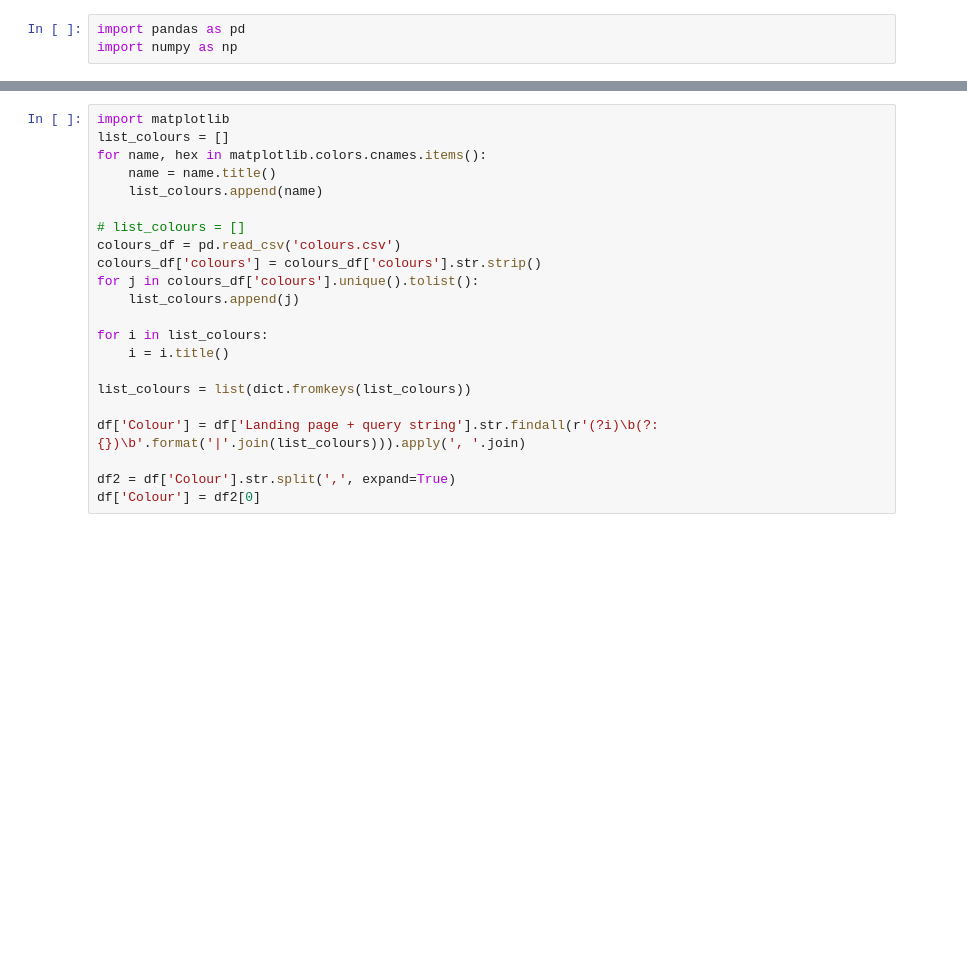
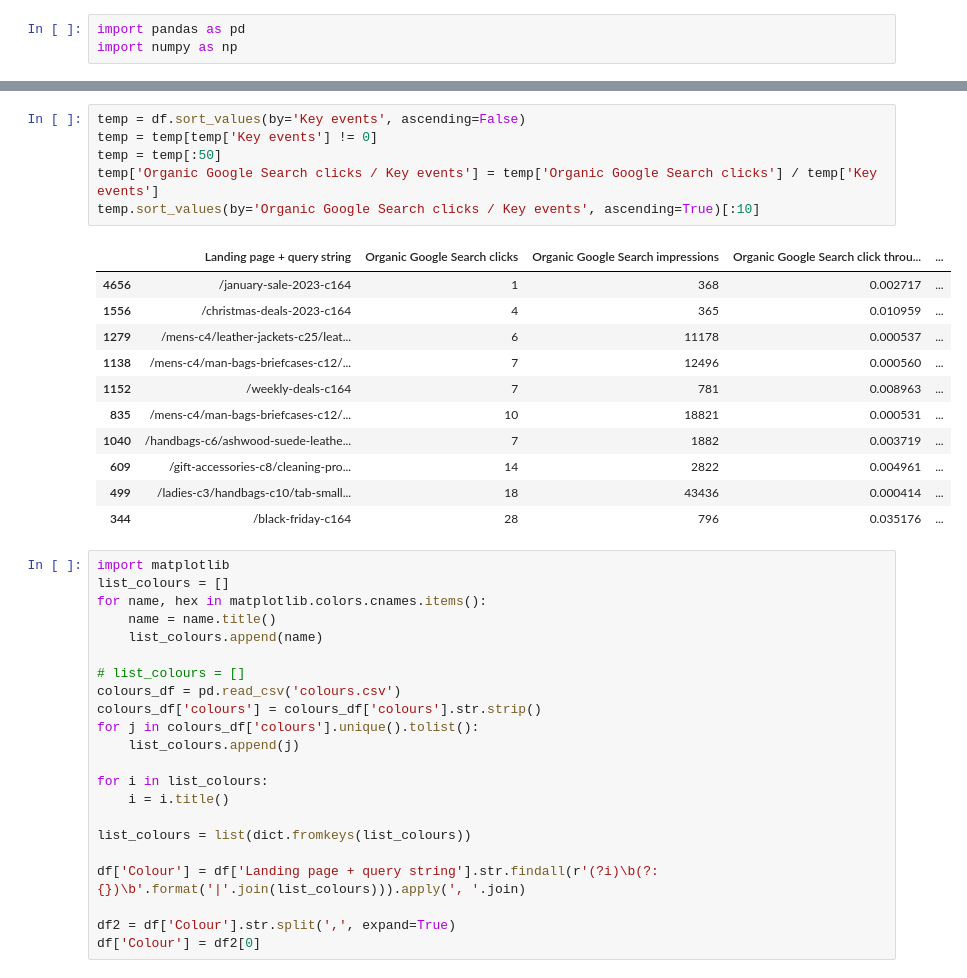
Before and after one commit to JatinArutla/sales-analysis-leather-company, a Jupyter notebook: organic-search-google-landing.ipynb, the cells around one changed output, grey strips where cells are left out. Cells and saved outputs as stored; diff of their text form; blank space fills up the shorter version.

```diff
--- a/organic-search-google-landing.ipynb
+++ b/organic-search-google-landing.ipynb
@@ -16,3 +27,21 @@ df.head()
+# %%
+temp = df.sort_values(by='Key events', ascending=False)
+temp = temp[temp['Key events'] != 0]
+temp = temp[:50]
+temp['Organic Google Search clicks / Key events'] = temp['Organic Google Search clicks'] / temp['Key events']
+temp.sort_values(by='Organic Google Search clicks / Key events', ascending=True)[:10]
+# %% [output]
+|  | Landing page + query string | Organic Google Search clicks | Organic Google Search impressions | Organic Google Search click throu... | ... |
+| 4656 | /january-sale-2023-c164 | 1 | 368 | 0.002717 | ... |
+| 1556 | /christmas-deals-2023-c164 | 4 | 365 | 0.010959 | ... |
+| 1279 | /mens-c4/leather-jackets-c25/leat... | 6 | 11178 | 0.000537 | ... |
+| 1138 | /mens-c4/man-bags-briefcases-c12/... | 7 | 12496 | 0.000560 | ... |
+| 1152 | /weekly-deals-c164 | 7 | 781 | 0.008963 | ... |
+| 835 | /mens-c4/man-bags-briefcases-c12/... | 10 | 18821 | 0.000531 | ... |
+| 1040 | /handbags-c6/ashwood-suede-leathe... | 7 | 1882 | 0.003719 | ... |
+| 609 | /gift-accessories-c8/cleaning-pro... | 14 | 2822 | 0.004961 | ... |
+| 499 | /ladies-c3/handbags-c10/tab-small... | 18 | 43436 | 0.000414 | ... |
+| 344 | /black-friday-c164 | 28 | 796 | 0.035176 | ... |
 # %%
 import matplotlib
 list_colours = []
```
Also changed, not shown: parts of 9 cells of this notebook, 16 other files.
